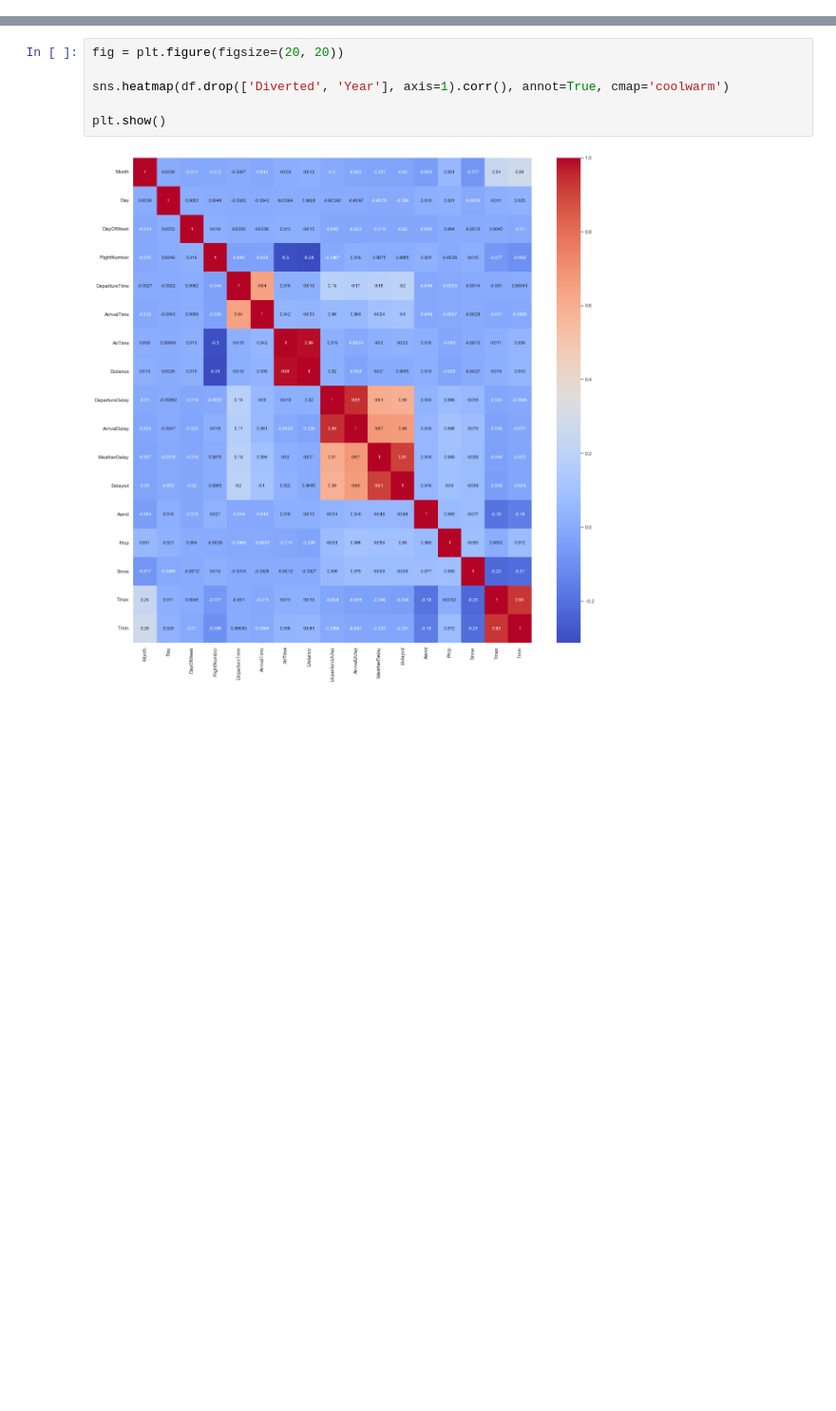
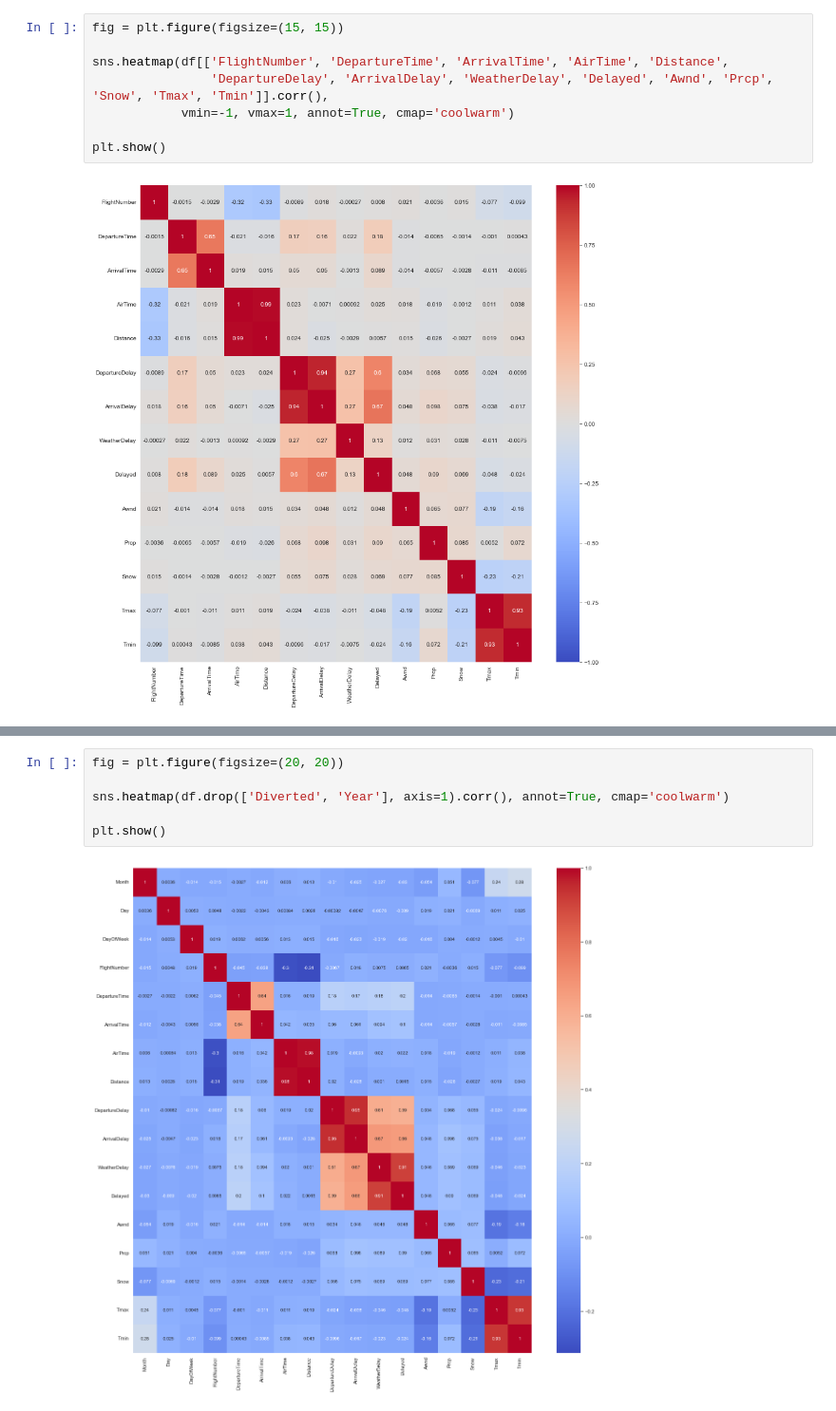
Before and after one commit to DataaAlchemist/PredictingFlightDelays, a Jupyter notebook: notebooks/02-heritsam.eda.ipynb, the cells around one changed output, grey strips where cells are left out. Shown at 95% size. Drawn from its saved outputs; the diff is of its cells as text; blank space fills up the shorter version.

```diff
--- a/notebooks/02-heritsam.eda.ipynb
+++ b/notebooks/02-heritsam.eda.ipynb
@@ -25,0 +33,10 @@ plt.show()
+# %%
+fig = plt.figure(figsize=(15, 15))
+
+sns.heatmap(df[['FlightNumber', 'DepartureTime', 'ArrivalTime', 'AirTime', 'Distance',
+                'DepartureDelay', 'ArrivalDelay', 'WeatherDelay', 'Delayed', 'Awnd', 'Prcp', 'Snow', 'Tmax', 'Tmin']].corr(),
+            vmin=-1, vmax=1, annot=True, cmap='coolwarm')
+
+plt.show()
+# %% [output]
+[figure, added]
```
Also changed, not shown: parts of 14 cells of this notebook, 3 other files.
